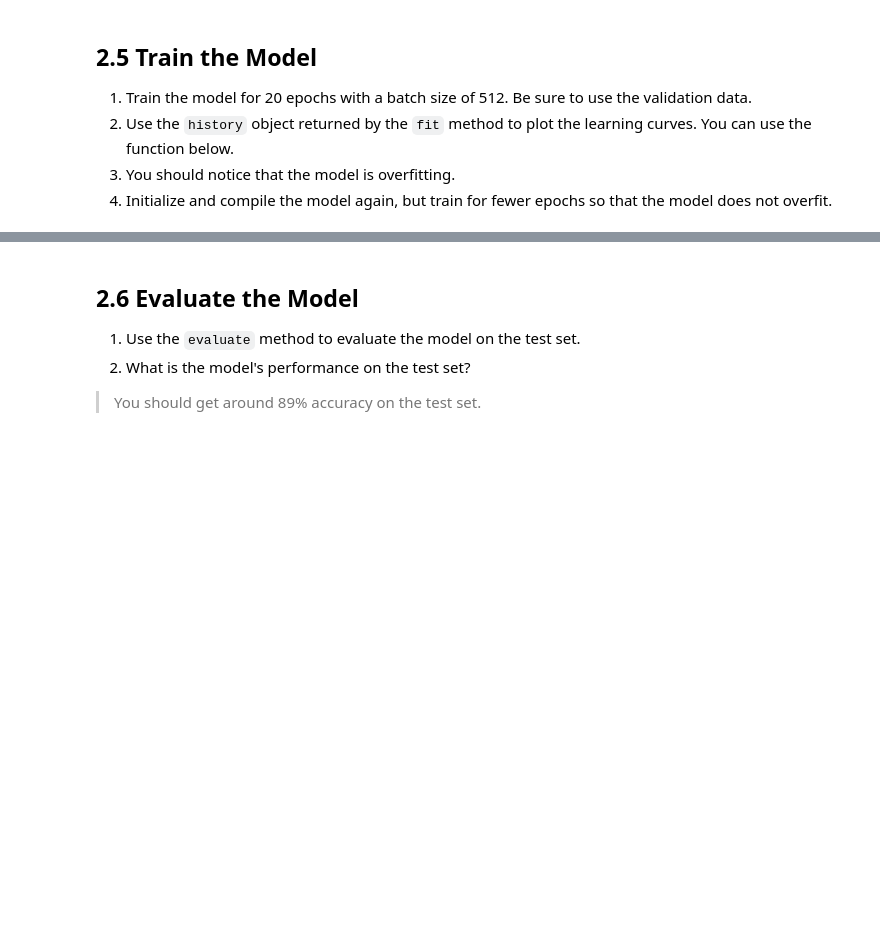
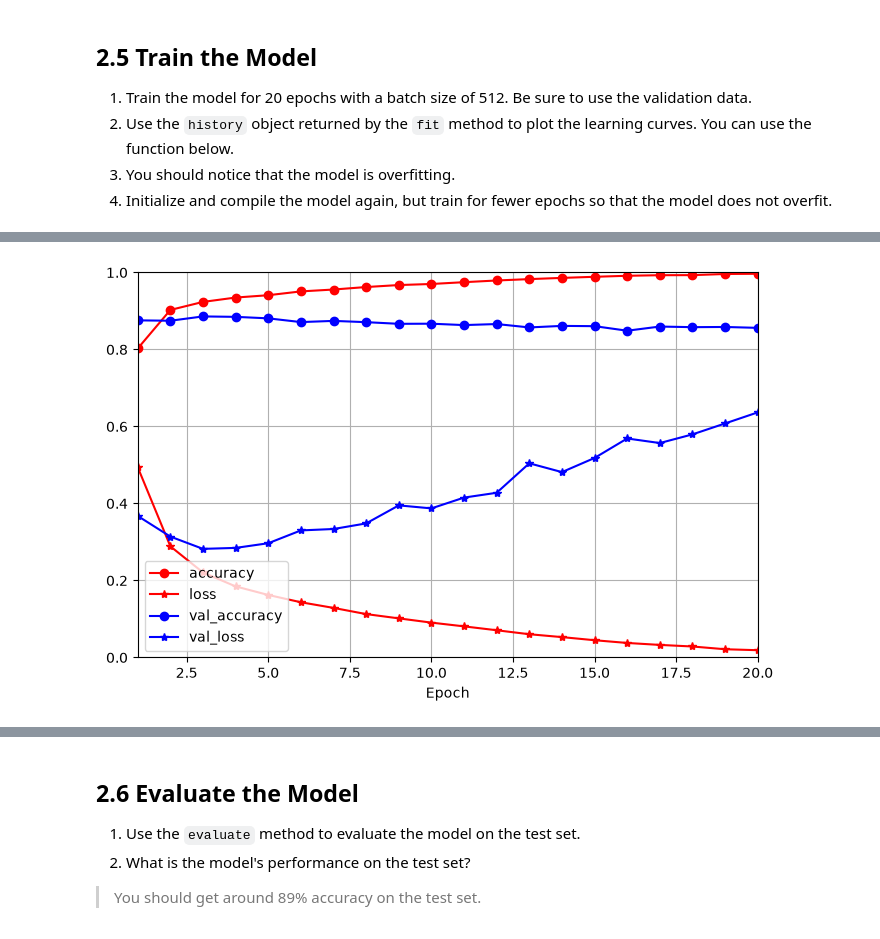
Before and after one commit to ElectricPicklePlayer/deep_learning, a Jupyter notebook: hoofdstuk-10-programmeeroefeningen.ipynb, the cells around one changed output, grey strips where cells are left out. Drawn from its saved outputs; the diff is of its cells as text; code cells hidden in the pictures; blank space fills up the shorter version.

Commit message:
learn: MLP bi

```diff
--- a/hoofdstuk-10-programmeeroefeningen.ipynb
+++ b/hoofdstuk-10-programmeeroefeningen.ipynb
@@ -310,6 +320,16 @@ y_test = ...  # Your code here
 2. Write a function `get_model()` that returns this model. Display the summary of the returned model. You should see that it has 160,305 trainable parameters.
 # %%
 # Build the binary-classification model and define get_model()
+keras.utils.clear_session()
+
+def get_model():
+  model = keras.Sequential()
+  model.add(keras.Input(shape=(10_000,)))
+  model.add(keras.layers.Dense(16, activation="relu"))
+  model.add(keras.layers.Dense(16, activation="relu"))
+  model.add(keras.layers.Dense(1, activation="sigmoid"))
+
+  return model
 # %% [markdown]
 ## 2.4 Compile the Model
 
@@ -319,4 +339,5 @@ Compile the model with the following settings:
 - Specify the correct loss for a binary classification problem.
 - Track the accuracy metric.
 # %%
-# Compile the model
+model = get_model()
+model.summary()
@@ -323,3 +358,9 @@ Compile the model with the following settings:
+# %%
+model.compile(
+  optimizer="rmsprop",
+  loss="binary_crossentropy",
+  metrics=["accuracy"]
+)
 # %% [markdown]
 ## 2.5 Train the Model
 
@@ -327,3 +368,10 @@ Compile the model with the following settings:
 2. Use the `history` object returned by the `fit` method to plot the learning curves. You can use the function below.
 3. You should notice that the model is overfitting.
 4. Initialize and compile the model again, but train for fewer epochs so that the model does not overfit.
+# %%
+history = model.fit(
+  X_train, y_train,
+  batch_size=512,
+  epochs=20,
+  validation_data=(X_val, y_val)
+)
@@ -330,11 +396,17 @@ Compile the model with the following settings:
 # %%
+import matplotlib.pyplot as plt
+
 def plot_learning_curves(history):
     plt.figure(figsize=(8, 5))
     for key, style in zip(history.history, ["r-o", "r-*", "b-o", "b-*"]):
         epochs = np.array(history.epoch)
         plt.plot(epochs + 1, history.history[key], style, label=key)
 
     plt.xlabel("Epoch")
     plt.axis([1, len(history.history["loss"]), 0.0, 1.0])
     plt.legend(loc="lower left")
     plt.grid()
+
+plot_learning_curves(history)
+# %% [output]
+[figure, added]
```
Also changed, not shown: parts of 16 cells of this notebook.
